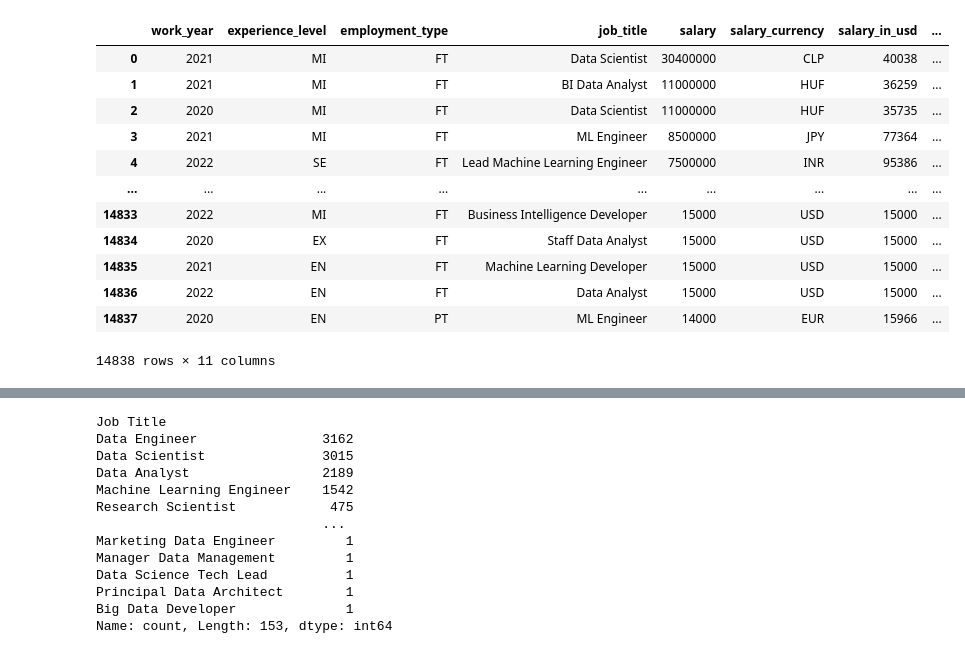
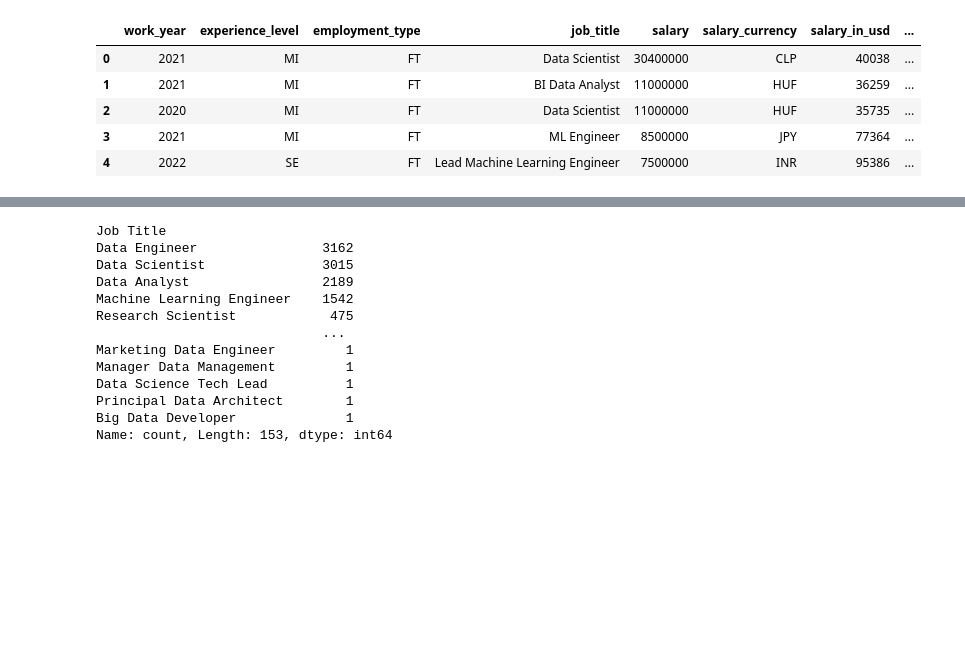
Before and after one commit to chadhollman/data-analyst-job-trends-2020-2024, a Jupyter notebook: Dataframe.ipynb, the cells around one changed output, grey strips where cells are left out. Cells and saved outputs as stored; diff of their text form; code cells hidden in the pictures; blank space fills up the shorter version.

```diff
--- a/Dataframe.ipynb
+++ b/Dataframe.ipynb
@@ -5,20 +5,14 @@ import seaborn as sns
 from sklearn.linear_model import LinearRegression
 from scipy import stats
 # %%
+# Read dataset and preview
 data_df = pd.read_csv("Resources/DataScience_salaries_2024.csv")
-data_df
+data_df.head()
 # %% [output]
 |  | work_year | experience_level | employment_type | job_title | salary | salary_currency | salary_in_usd | ... |
 | 0 | 2021 | MI | FT | Data Scientist | 30400000 | CLP | 40038 | ... |
 | 1 | 2021 | MI | FT | BI Data Analyst | 11000000 | HUF | 36259 | ... |
 | 2 | 2020 | MI | FT | Data Scientist | 11000000 | HUF | 35735 | ... |
 | 3 | 2021 | MI | FT | ML Engineer | 8500000 | JPY | 77364 | ... |
 | 4 | 2022 | SE | FT | Lead Machine Learning Engineer | 7500000 | INR | 95386 | ... |
-| ... | ... | ... | ... | ... | ... | ... | ... | ... |
-| 14833 | 2022 | MI | FT | Business Intelligence Developer | 15000 | USD | 15000 | ... |
-| 14834 | 2020 | EX | FT | Staff Data Analyst | 15000 | USD | 15000 | ... |
-| 14835 | 2021 | EN | FT | Machine Learning Developer | 15000 | USD | 15000 | ... |
-| 14836 | 2022 | EN | FT | Data Analyst | 15000 | USD | 15000 | ... |
-| 14837 | 2020 | EN | PT | ML Engineer | 14000 | EUR | 15966 | ... |
-14838 rows × 11 columns
 # %%
```
Also changed, not shown: parts of 13 cells of this notebook.
